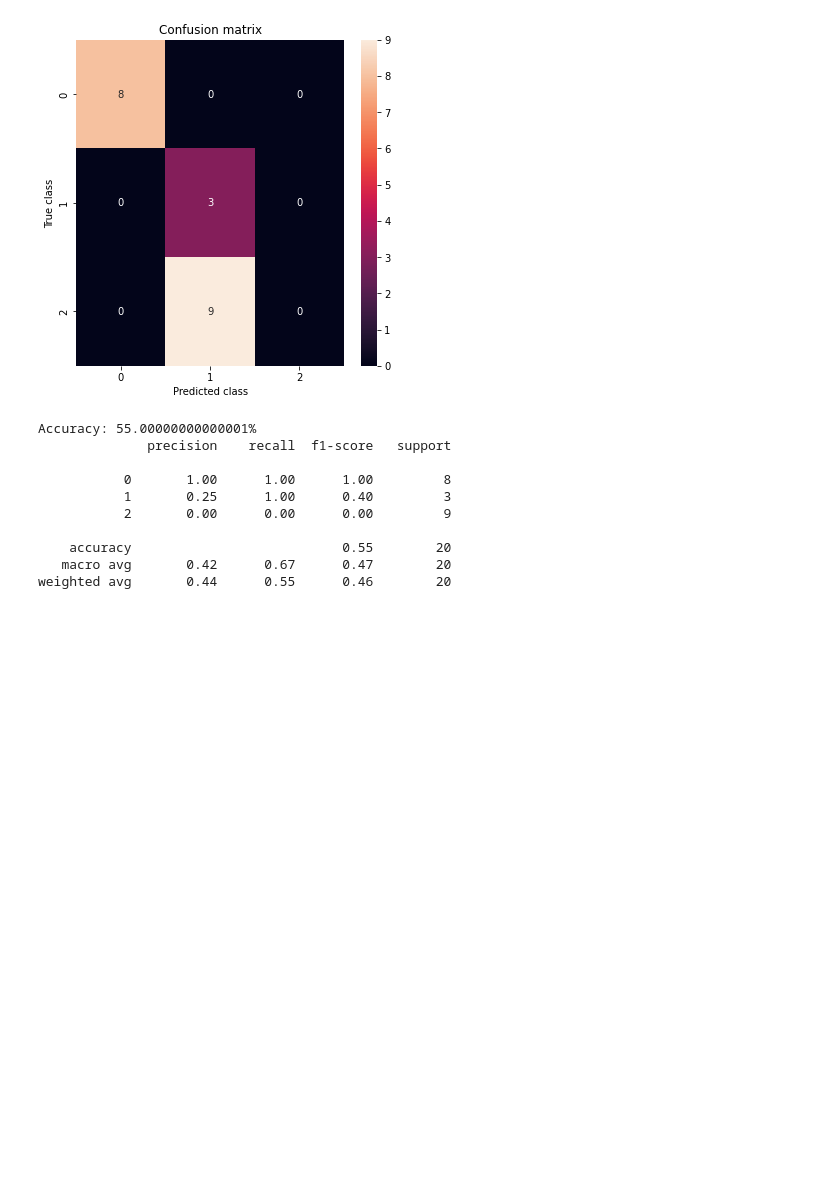
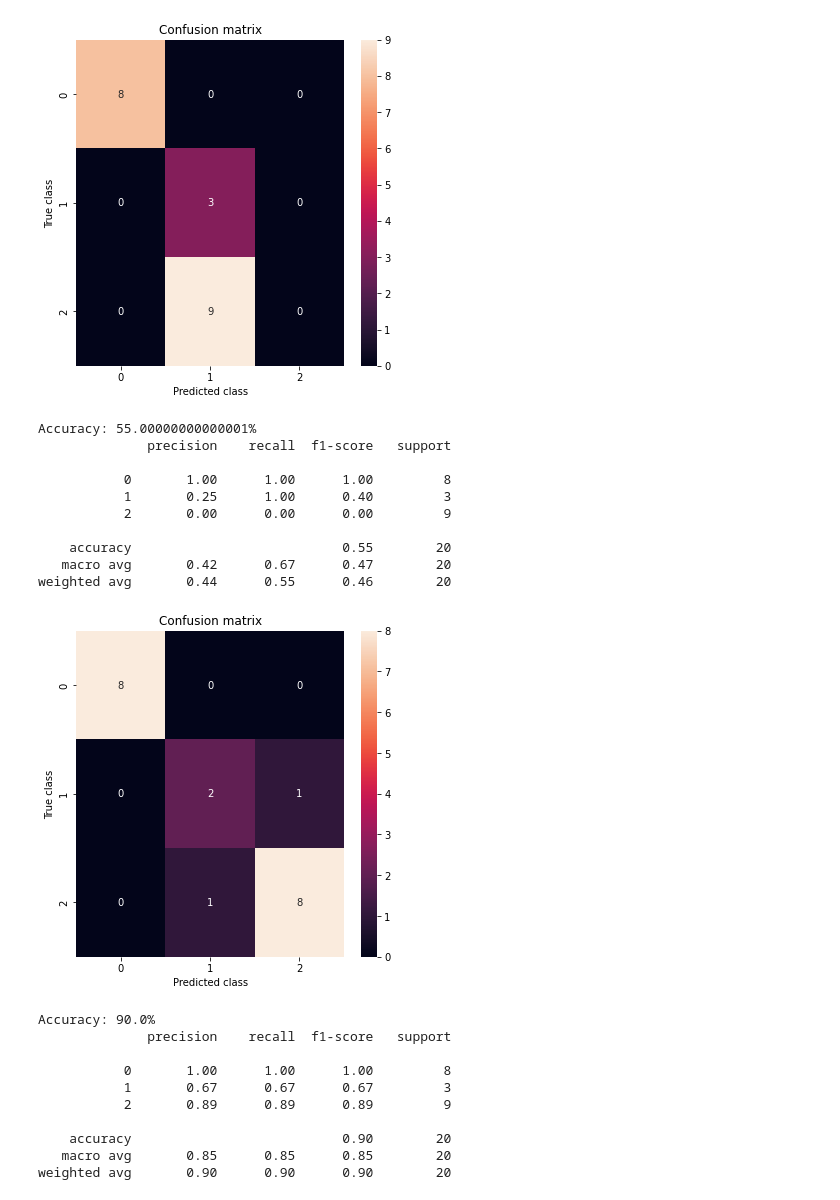
Before and after one commit to andercarrera/Extremely-Randomized-Trees-and-Random-Forest, a Jupyter notebook: notebooks/Extra-trees and Random Forest.ipynb, the cells around one changed output. Cells and saved outputs as stored; diff of their text form; code cells hidden in the pictures; blank space fills up the shorter version.

```diff
--- a/notebooks/Extra-trees and Random Forest.ipynb
+++ b/notebooks/Extra-trees and Random Forest.ipynb
@@ -88,6 +88,36 @@ Accuracy: 55.00000000000001%
     accuracy                           0.55        20
    macro avg       0.42      0.67      0.47        20
 weighted avg       0.44      0.55      0.46        20
+# %%
+from sklearn.ensemble import RandomForestClassifier
+
+###############################################################################
+#                          3. Random Forest                          #
+###############################################################################
+
+# Create Random Forest
+ensemble = RandomForestClassifier(n_estimators=1, max_depth=2, bootstrap=True)
+
+# Training classifiers
+ensemble.fit(X_train, np.ravel(y_train))
+
+# Making predictions
+y_pred_ensemble = ensemble.predict(X_test)
+
+# Determine performance
+show_results(y_test, y_pred_ensemble)
+# %% [output]
+[figure, added]
+Accuracy: 90.0%
+              precision    recall  f1-score   support
+
+           0       1.00      1.00      1.00         8
+           1       0.67      0.67      0.67         3
+           2       0.89      0.89      0.89         9
+
+    accuracy                           0.90        20
+   macro avg       0.85      0.85      0.85        20
+weighted avg       0.90      0.90      0.90        20
 # %%
 from sklearn.ensemble import RandomForestClassifier
 
```
Also changed, not shown: parts of 3 cells of this notebook.
